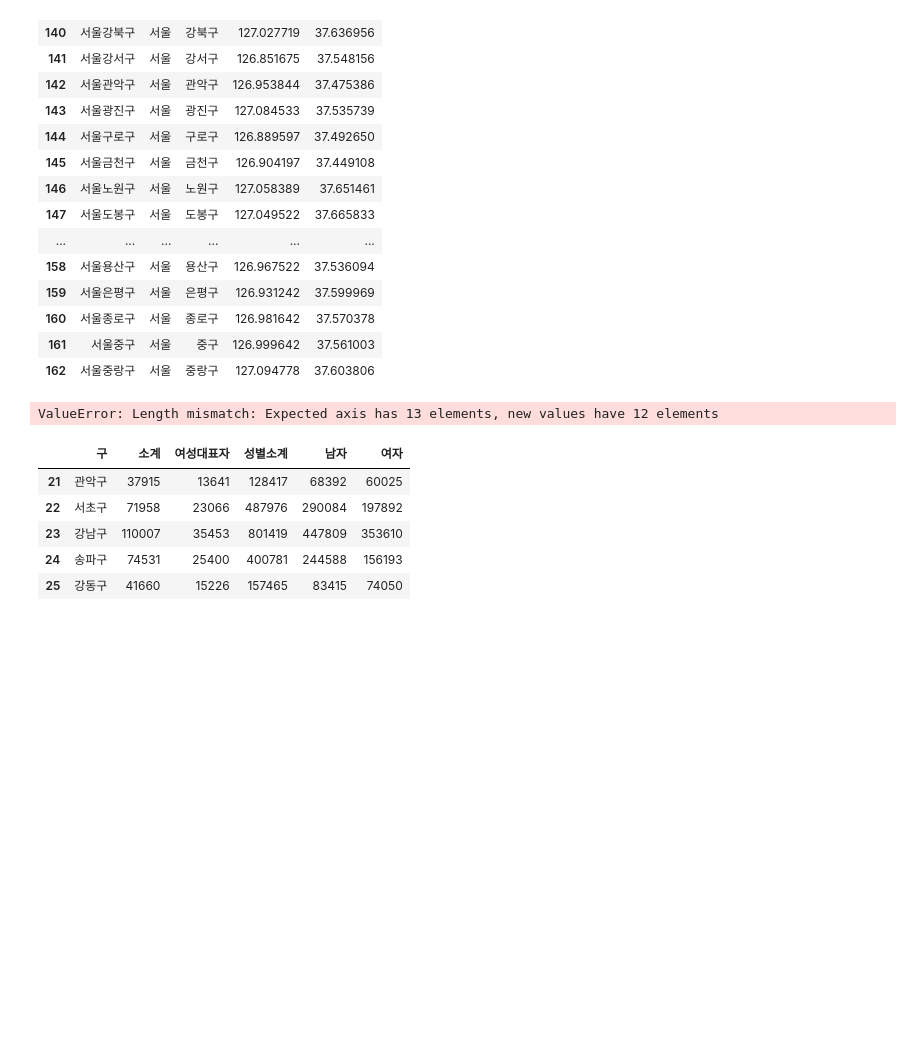
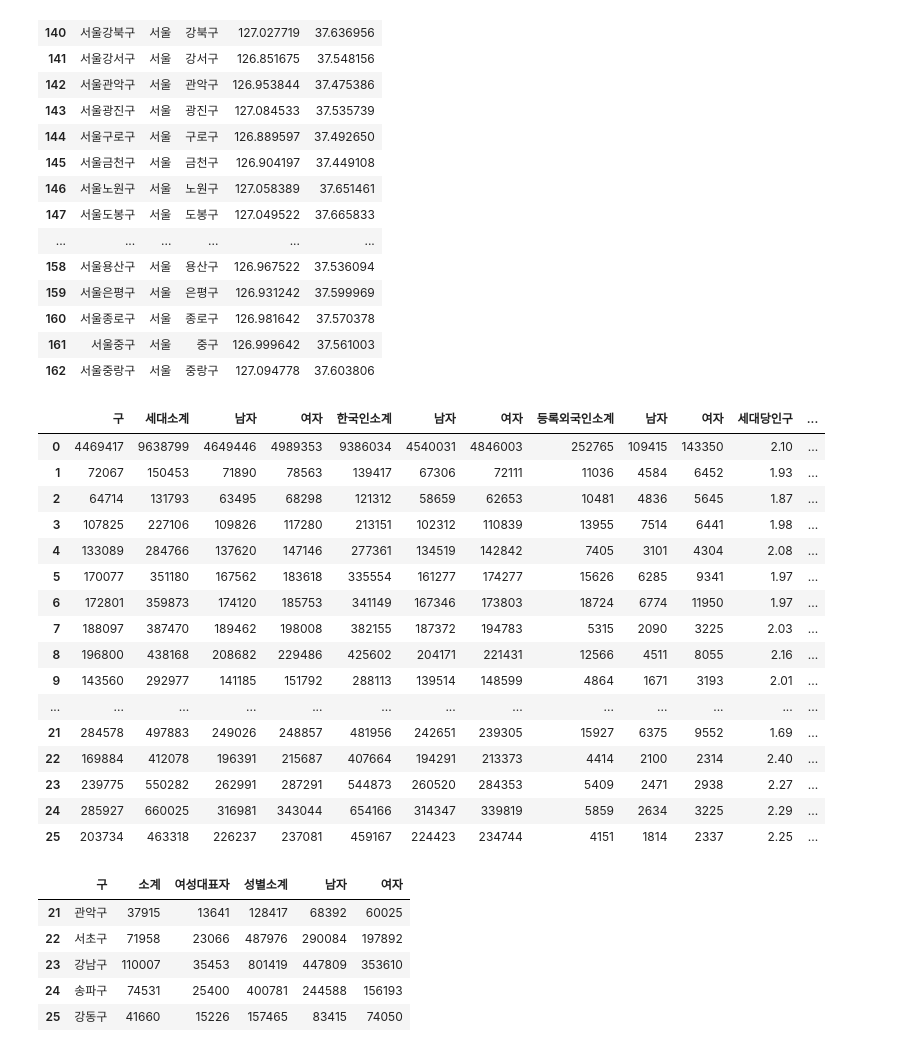
Before and after one commit to Hsegunn/bigdata-analysis-2024, a Jupyter notebook: day06/da14_스타벅스매장_입지분석.ipynb, the cells around one changed output. Drawn from its saved outputs; the diff is of its cells as text; code cells hidden in the pictures; blank space fills up the shorter version.

```diff
--- a/day06/da14_스타벅스매장_입지분석.ipynb
+++ b/day06/da14_스타벅스매장_입지분석.ipynb
@@ -56,12 +56,28 @@ dfSeoulGeo
 dfSeoulGeo.to_excel('./data/수정_서울_시군구_위경도.xlsx', index=False)
 # %%
 # 서울시 구별 인구데이터 로드
-dfSeoulPop = pd.read_excel('./data/서울시_구별_인구데이터.xlsx', header=2, usecols='B,O:Z')
+dfSeoulPop = pd.read_excel('./data/서울시_구별_인구데이터.xlsx', header=2, usecols='O:Z')
 columns = ['구', '세대소계', '남자', '여자', '한국인소계', '남자', '여자', '등록외국인소계', '남자', '여자', '세대당인구', '65세이상']
 dfSeoulPop.columns = columns
 dfSeoulPop
 # %% [output]
-ValueError: Length mismatch: Expected axis has 13 elements, new values have 12 elements
+|  | 구 | 세대소계 | 남자 | 여자 | 한국인소계 | 남자 | 여자 | 등록외국인소계 | 남자 | 여자 | 세대당인구 | ... |
+| 0 | 4469417 | 9638799 | 4649446 | 4989353 | 9386034 | 4540031 | 4846003 | 252765 | 109415 | 143350 | 2.10 | ... |
+| 1 | 72067 | 150453 | 71890 | 78563 | 139417 | 67306 | 72111 | 11036 | 4584 | 6452 | 1.93 | ... |
+| 2 | 64714 | 131793 | 63495 | 68298 | 121312 | 58659 | 62653 | 10481 | 4836 | 5645 | 1.87 | ... |
+| 3 | 107825 | 227106 | 109826 | 117280 | 213151 | 102312 | 110839 | 13955 | 7514 | 6441 | 1.98 | ... |
+| 4 | 133089 | 284766 | 137620 | 147146 | 277361 | 134519 | 142842 | 7405 | 3101 | 4304 | 2.08 | ... |
+| 5 | 170077 | 351180 | 167562 | 183618 | 335554 | 161277 | 174277 | 15626 | 6285 | 9341 | 1.97 | ... |
+| 6 | 172801 | 359873 | 174120 | 185753 | 341149 | 167346 | 173803 | 18724 | 6774 | 11950 | 1.97 | ... |
+| 7 | 188097 | 387470 | 189462 | 198008 | 382155 | 187372 | 194783 | 5315 | 2090 | 3225 | 2.03 | ... |
+| 8 | 196800 | 438168 | 208682 | 229486 | 425602 | 204171 | 221431 | 12566 | 4511 | 8055 | 2.16 | ... |
+| 9 | 143560 | 292977 | 141185 | 151792 | 288113 | 139514 | 148599 | 4864 | 1671 | 3193 | 2.01 | ... |
+| ... | ... | ... | ... | ... | ... | ... | ... | ... | ... | ... | ... | ... |
+| 21 | 284578 | 497883 | 249026 | 248857 | 481956 | 242651 | 239305 | 15927 | 6375 | 9552 | 1.69 | ... |
+| 22 | 169884 | 412078 | 196391 | 215687 | 407664 | 194291 | 213373 | 4414 | 2100 | 2314 | 2.40 | ... |
+| 23 | 239775 | 550282 | 262991 | 287291 | 544873 | 260520 | 284353 | 5409 | 2471 | 2938 | 2.27 | ... |
+| 24 | 285927 | 660025 | 316981 | 343044 | 654166 | 314347 | 339819 | 5859 | 2634 | 3225 | 2.29 | ... |
+| 25 | 203734 | 463318 | 226237 | 237081 | 459167 | 224423 | 234744 | 4151 | 1814 | 2337 | 2.25 | ... |
 # %%
 ## 서울시 인구데이터 저장
 dfSeoulPop.to_excel('./data/수정_서울_구별인구.xlsx', index=False)
```
Also changed, not shown: 1 other file.
